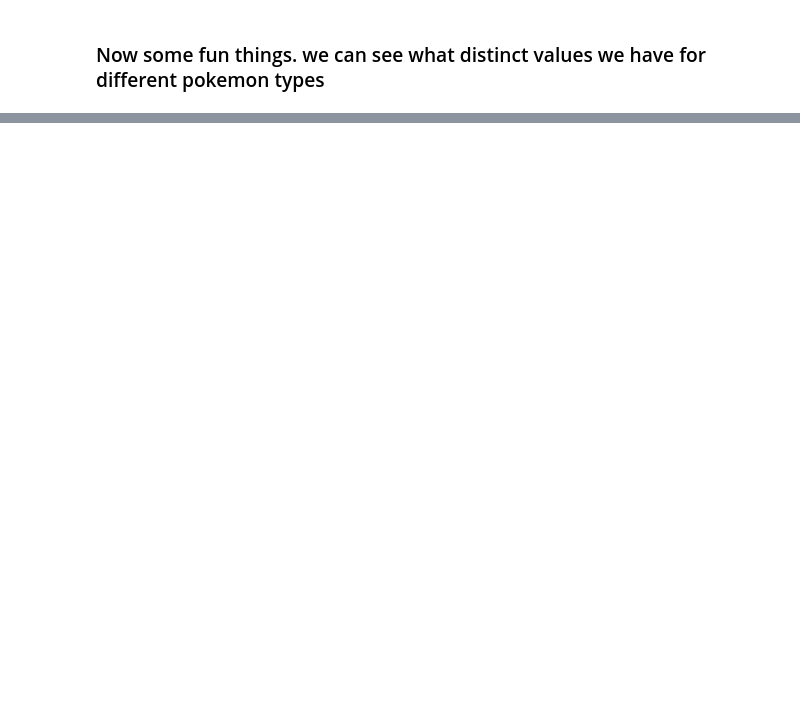
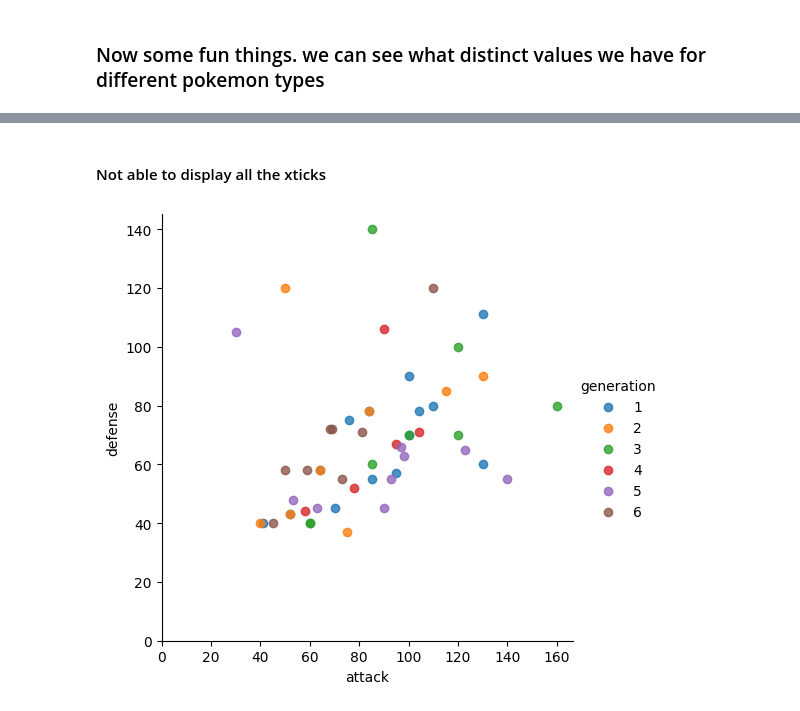
Before and after one commit to Pandey23000Om/Pokedex-Pokemon, a Jupyter notebook: pokedex-data-exploration.ipynb, the cells around one changed output, grey strips where cells are left out. Cells and saved outputs as stored; diff of their text form; code cells hidden in the pictures; blank space fills up the shorter version.

```diff
--- a/pokedex-data-exploration.ipynb
+++ b/pokedex-data-exploration.ipynb
@@ -96,0 +314,10 @@ for type_1, group in grouped_poke:
+# %% [markdown]
+#### Not able to display all the xticks
+# %%
+sns.lmplot(x='attack', y='defense', data=poke[poke['type_1'] == 'Fire'],
+           fit_reg=False, hue='generation')
+plt.ylim(0,None)
+plt.xlim(0,None)
+plt.show()
+# %% [output]
+[figure, added]
```
Also changed, not shown: parts of 27 cells of this notebook.
